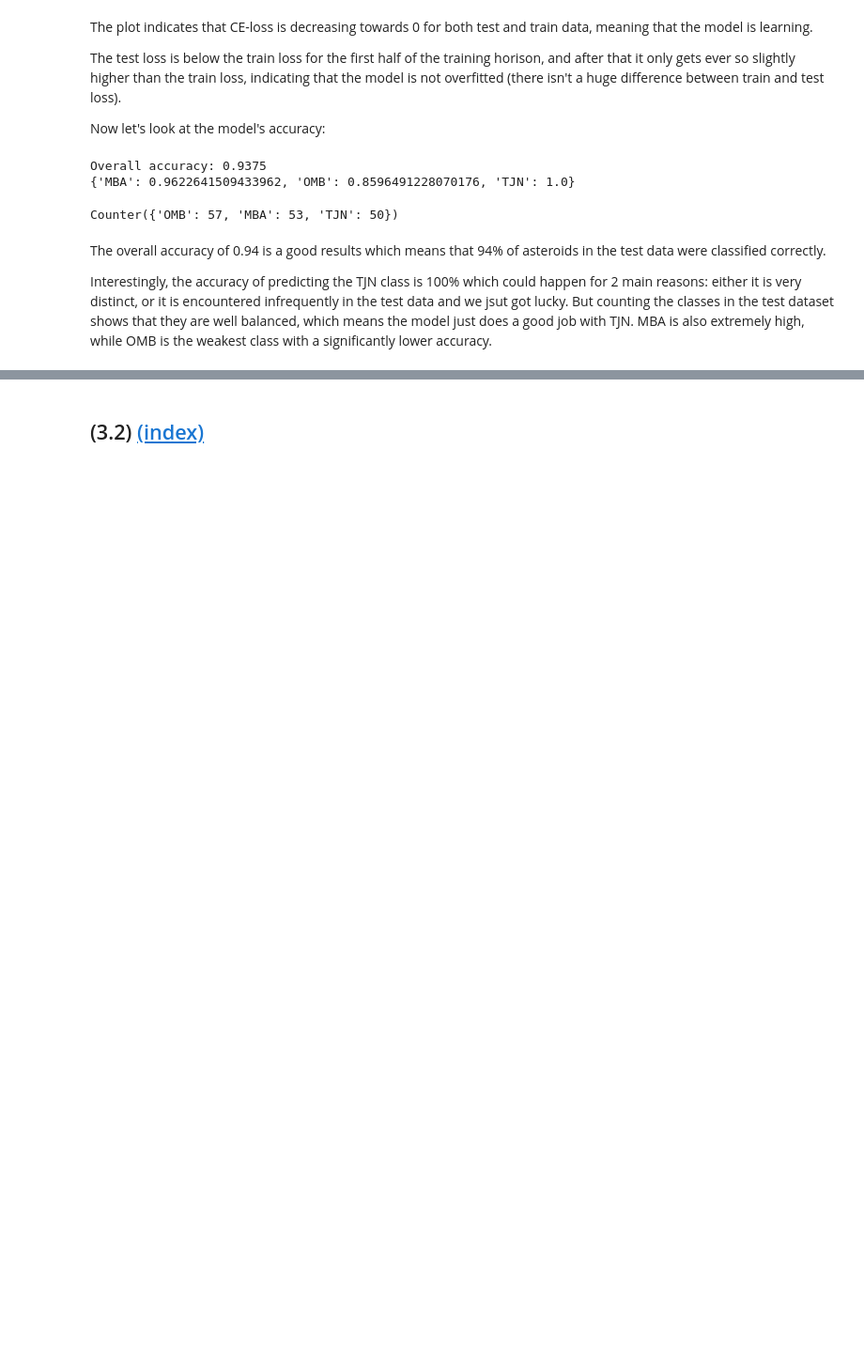
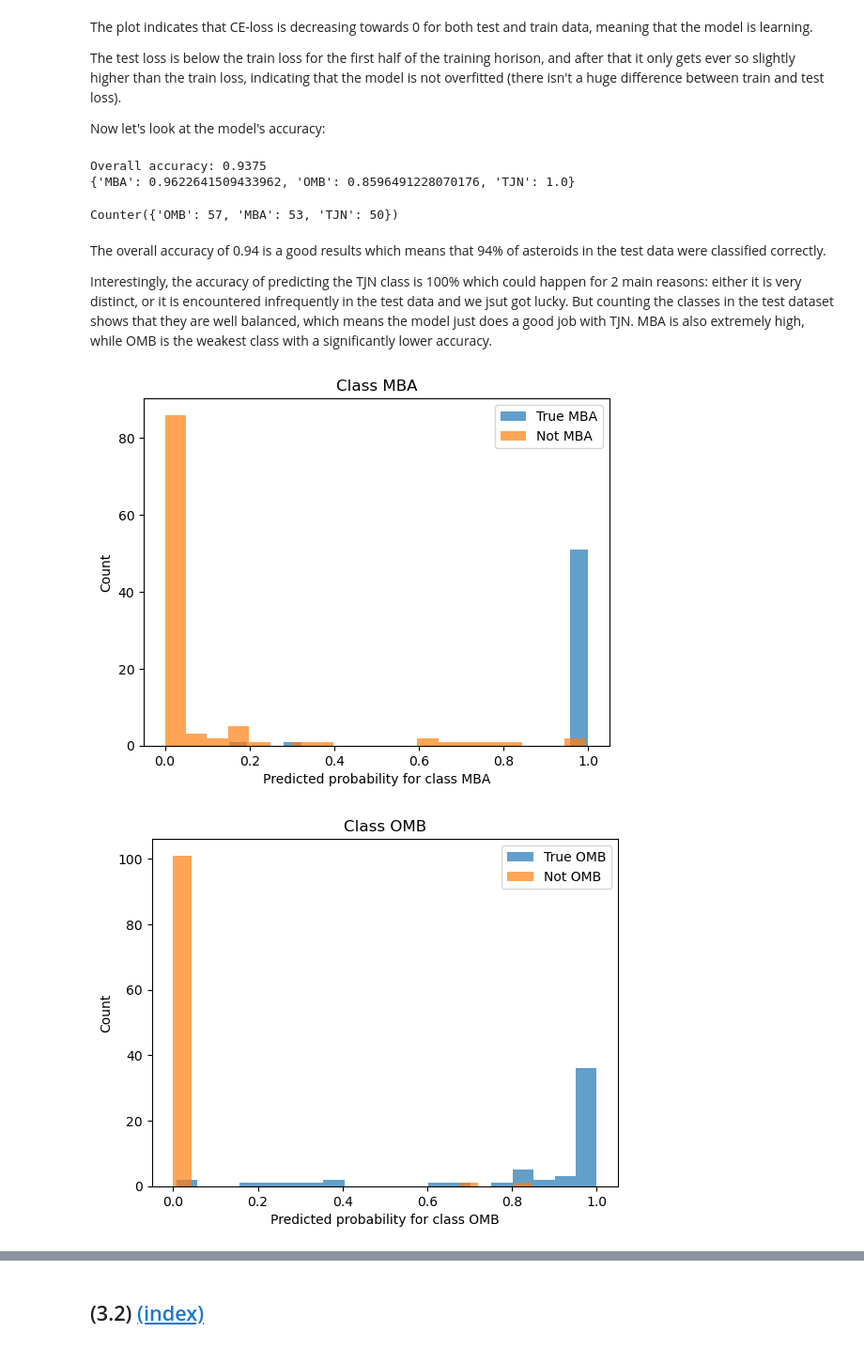
Before and after one commit to alisaklymchuk/data_science_math60026, a Jupyter notebook: 02455568_coursework1.ipynb, the cells around one changed output, grey strips where cells are left out. Shown at 94% size. Saved outputs shown, nothing was run; the diff lists cells and outputs as text; code cells hidden in the pictures; blank space fills up the shorter version.

```diff
--- a/02455568_coursework1.ipynb
+++ b/02455568_coursework1.ipynb
@@ -1768,3 +1769,31 @@ Counter({'OMB': 57, 'MBA': 53, 'TJN': 50})
 The overall accuracy of 0.94 is a good results which means that 94% of asteroids in the test data were classified correctly.
 
 Interestingly, the accuracy of predicting the TJN class is 100% which could happen for 2 main reasons: either it is very distinct, or it is encountered infrequently in the test data and we jsut got lucky. But counting the classes in the test dataset shows that they are well balanced, which means the model just does a good job with TJN. MBA is also extremely high, while OMB is the weakest class with a significantly lower accuracy.
+# %%
+# Histograms
+probs = softmax(pred)
+
+# Loop over classes
+for q, class_name in enumerate(classes):
+
+    # Mask of test samples whose true class is q
+    q_idx = (y_test_class == class_name)
+    # True clas is not q
+    not_q_idx = (y_test_class != class_name)
+
+    # Predicted probabilities for class q
+    true_probs = probs[q_idx, q]
+    other_probs = probs[not_q_idx, q]
+
+    # plotting example
+    plt.figure()
+    plt.hist(true_probs, bins=20, alpha=0.7, label=f"True {class_name}")
+    plt.hist(other_probs, bins=20, alpha=0.7, label=f"Not {class_name}")
+    plt.xlabel(f"Predicted probability for class {class_name}")
+    plt.ylabel("Count")
+    plt.legend()
+    plt.title(f"Class {class_name}")
+    plt.show()
+# %% [output]
+[figure, added]
+[figure, added]
```
Also changed, not shown: parts of 10 cells of this notebook.
